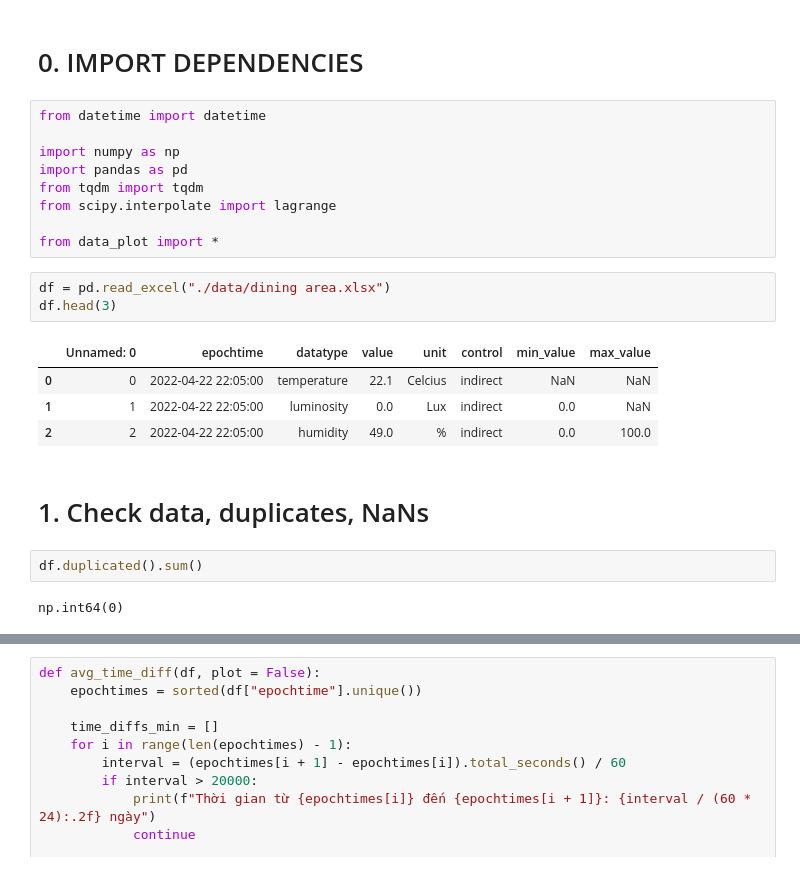
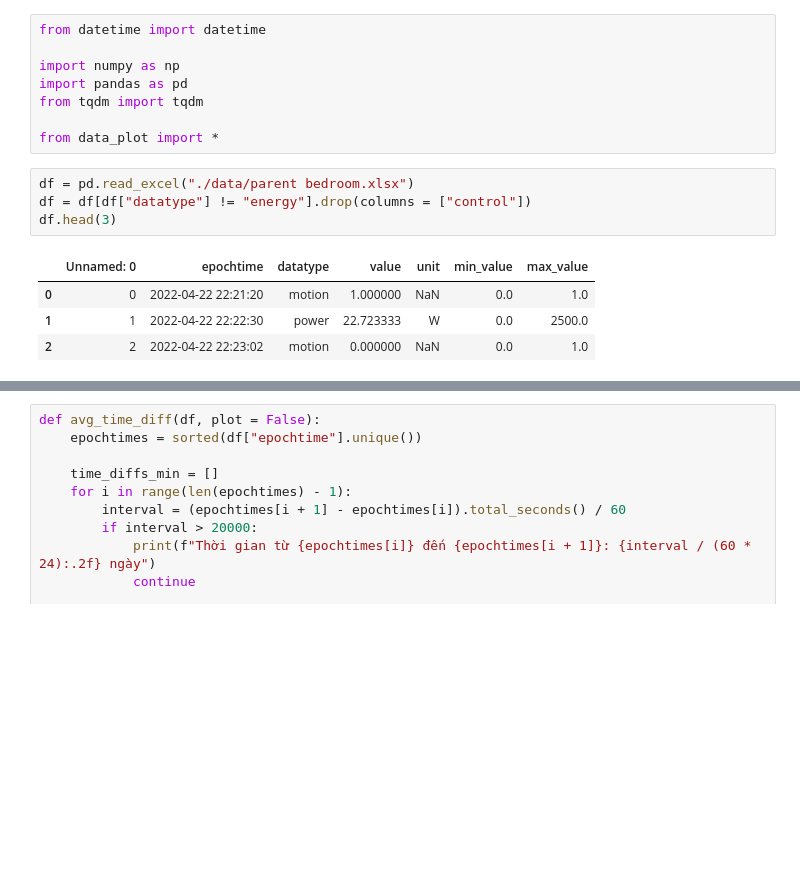
Before and after one commit to nguyenddat/Cluster_multidimension_data, a Jupyter notebook: process_data.ipynb, the cells around one changed output, grey strips where cells are left out. Cells and saved outputs as stored; diff of their text form; blank space fills up the shorter version.

```diff
--- a/process_data.ipynb
+++ b/process_data.ipynb
@@ -1,25 +1,17 @@
-# %% [markdown]
-# 0. IMPORT DEPENDENCIES
 # %%
 from datetime import datetime
 
 import numpy as np
 import pandas as pd
 from tqdm import tqdm
-from scipy.interpolate import lagrange
 
 from data_plot import *
 # %%
-df = pd.read_excel("./data/dining area.xlsx")
+df = pd.read_excel("./data/parent bedroom.xlsx")
+df = df[df["datatype"] != "energy"].drop(columns = ["control"])
 df.head(3)
 # %% [output]
-|  | Unnamed: 0 | epochtime | datatype | value | unit | control | min_value | max_value |
-| 0 | 0 | 2022-04-22 22:05:00 | temperature | 22.1 | Celcius | indirect | NaN | NaN |
-| 1 | 1 | 2022-04-22 22:05:00 | luminosity | 0.0 | Lux | indirect | 0.0 | NaN |
-| 2 | 2 | 2022-04-22 22:05:00 | humidity | 49.0 | % | indirect | 0.0 | 100.0 |
+|  | Unnamed: 0 | epochtime | datatype | value | unit | min_value | max_value |
+| 0 | 0 | 2022-04-22 22:21:20 | motion | 1.000000 | NaN | 0.0 | 1.0 |
+| 1 | 1 | 2022-04-22 22:22:30 | power | 22.723333 | W | 0.0 | 2500.0 |
+| 2 | 2 | 2022-04-22 22:23:02 | motion | 0.000000 | NaN | 0.0 | 1.0 |
-# %% [markdown]
-# 1. Check data, duplicates, NaNs
-# %%
-df.duplicated().sum()
-# %% [output]
-np.int64(0)
```
Also changed, not shown: parts of 45 cells of this notebook, 10 other files.
